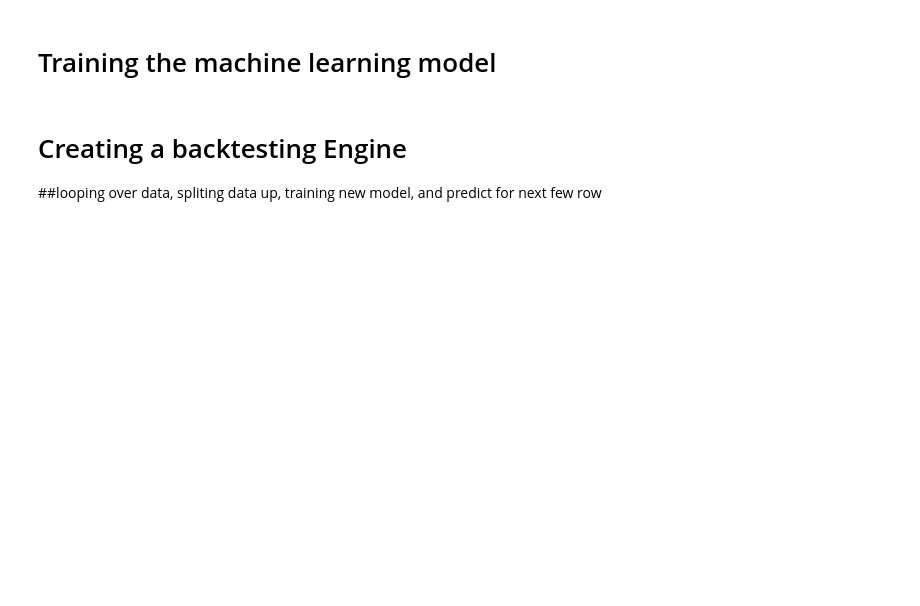
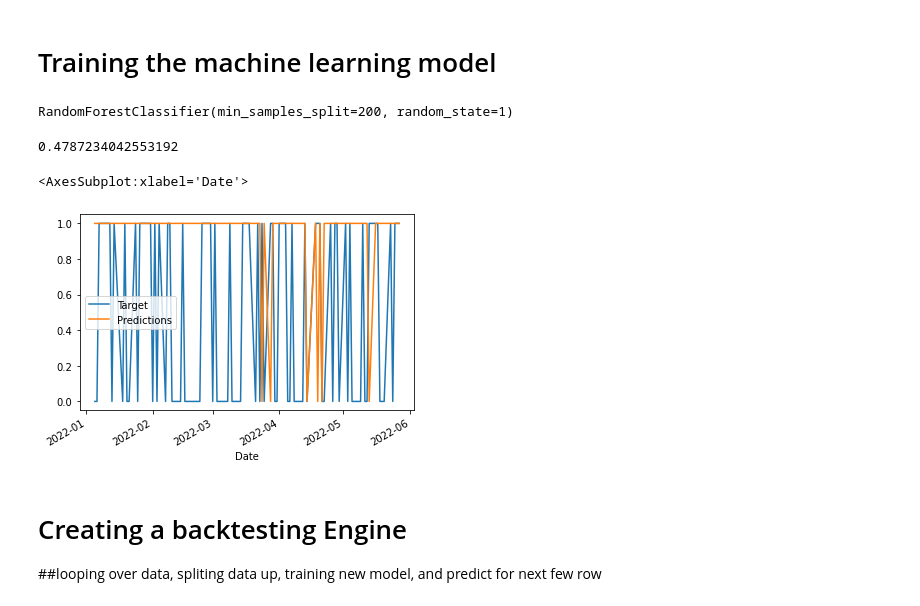
Before and after one commit to TamKhong0309/Stock_price_prediction_scikit_learn, a Jupyter notebook: stock_predict_with_scikitlearn-1.ipynb, the cells around one changed output. Drawn from its saved outputs; the diff is of its cells as text; code cells hidden in the pictures; blank space fills up the shorter version.

```diff
--- a/stock_predict_with_scikitlearn-1.ipynb
+++ b/stock_predict_with_scikitlearn-1.ipynb
@@ -47,5 +88,9 @@ msft_prev.head()
+# %%
+# Create our training data
+predictors = ["Close", "Volume", "Open", "High", "Low"]
+data = data.join(msft_prev[predictors]).iloc[1:]
 # %%
 # Combine target and predict with predictors, remember to remove the first NaN row of msft_prev
-predictor = ['Close','High','Low','Open']
+predictors = ['Close','High','Low','Open']
 data = data.join(msft_prev[predictor]).iloc[1:]
 data.head()
@@ -52,9 +105,13 @@ data.head()
 # %% [markdown]
 # Training the machine learning model
 # %%
-model = RandomForestClassifier(n_estimators=100, min_samples_leaf=200, random_state=1) #random_state gets the same value
-# choose data for train, and for test
+# Create a random forest classification model.  Set min_samples_split high to ensure we don't overfit.
+model = RandomForestClassifier(n_estimators=100, min_samples_split=200, random_state=1)
+
+# Create a train and test set
 train = data.iloc[:-100]
 test = data.iloc[-100:]
 
-model.fit(train[predictor], train['Target'])
+model.fit(train[predictors], train["Target"])
+# %% [output]
+RandomForestClassifier(min_samples_split=200, random_state=1)
@@ -65,4 +118,7 @@ preds # numpy array by default
 # %%
-# convert preds into pandas series
-preds = pd.Series(preds, index=test.index )
-preds
+# Evaluate error of predictions
+preds = model.predict(test[predictors])
+preds = pd.Series(preds, index=test.index)
+precision_score(test["Target"], preds)
+# %% [output]
+0.4787234042553192
@@ -72,4 +125,6 @@ precision_score(test['Target'], preds)
 # %%
-# compare test values and predict value
-combined = pd.concat({'Target':test['Target'], 'Prediction':preds}, axis=1)
-combined
+combined = pd.concat({"Target": test["Target"],"Predictions": preds}, axis=1)
+combined.plot()
+# %% [output]
+<AxesSubplot:xlabel='Date'>
+[figure, added]
```
Also changed, not shown: parts of 26 cells of this notebook.
